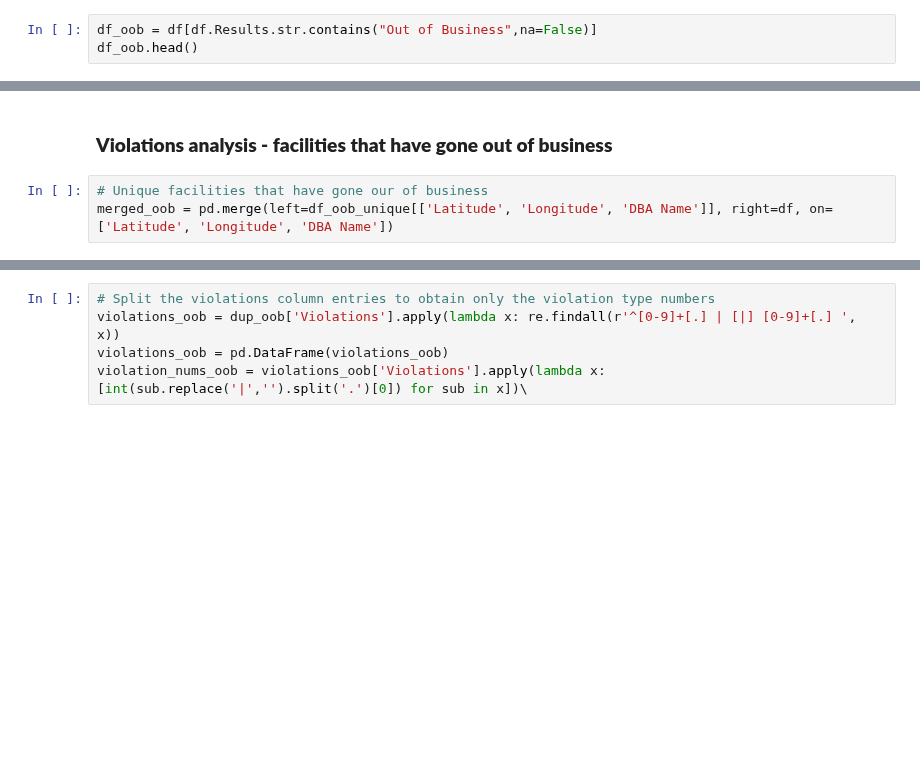
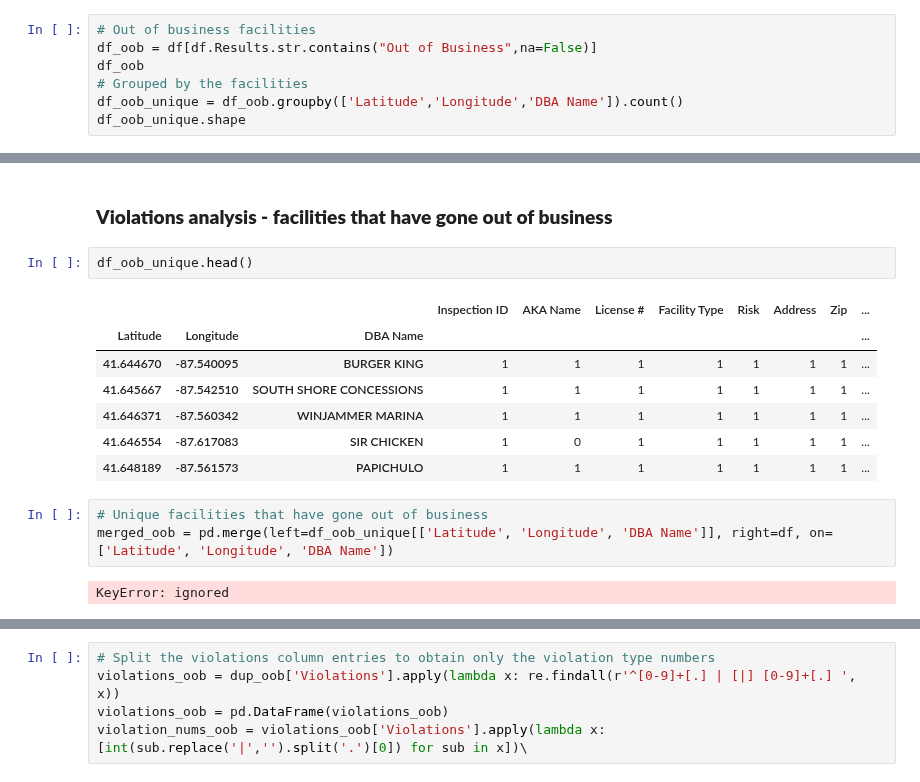
Before and after one commit to RubinDaija/epfl-ada-2019-project, a Jupyter notebook: sena_violations.ipynb, the cells around one changed output, grey strips where cells are left out. Saved outputs shown, nothing was run; the diff lists cells and outputs as text; blank space fills up the shorter version.

```diff
--- a/sena_violations.ipynb
+++ b/sena_violations.ipynb
@@ -114,4 +116,8 @@ Number of entries after removing facility types with few instances: 3071184
 # %%
+# Out of business facilities
 df_oob = df[df.Results.str.contains("Out of Business",na=False)]
-df_oob.head()
+df_oob
+# Grouped by the facilities
+df_oob_unique = df_oob.groupby(['Latitude','Longitude','DBA Name']).count()
+df_oob_unique.shape
 # %% [output]
@@ -367,9 +373,21 @@ We wanted to identify a possible correlation between the out of business ratio a
 ## **Violation Type Analysis**
 # %% [markdown]
 ### **Violations analysis - facilities that have gone out of business**
+# %%
+df_oob_unique.head()
+# %% [output]
+|  |  |  | Inspection ID | AKA Name | License # | Facility Type | Risk | Address | Zip | ... |
+| Latitude | Longitude | DBA Name |  |  |  |  |  |  |  | ... |
+| 41.644670 | -87.540095 | BURGER KING | 1 | 1 | 1 | 1 | 1 | 1 | 1 | ... |
+| 41.645667 | -87.542510 | SOUTH SHORE CONCESSIONS | 1 | 1 | 1 | 1 | 1 | 1 | 1 | ... |
+| 41.646371 | -87.560342 | WINJAMMER MARINA | 1 | 1 | 1 | 1 | 1 | 1 | 1 | ... |
+| 41.646554 | -87.617083 | SIR CHICKEN | 1 | 0 | 1 | 1 | 1 | 1 | 1 | ... |
+| 41.648189 | -87.561573 | PAPICHULO | 1 | 1 | 1 | 1 | 1 | 1 | 1 | ... |
 # %%
-# Unique facilities that have gone our of business
+# Unique facilities that have gone out of business
 merged_oob = pd.merge(left=df_oob_unique[['Latitude', 'Longitude', 'DBA Name']], right=df, on=['Latitude', 'Longitude', 'DBA Name'])
+# %% [output]
+KeyError: ignored
 # %%
 # Out of business facilities that have more than 1 inspection
 dup_oob = merged_oob.groupby(['Latitude', 'Longitude', 'DBA Name']).filter(lambda x : len(x) > 1)
```
Also changed, not shown: parts of 12 cells of this notebook.
